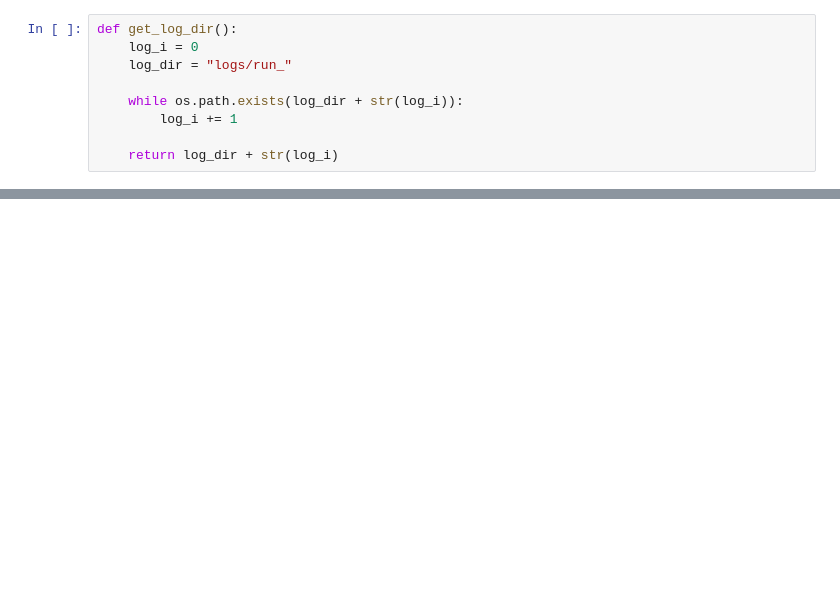
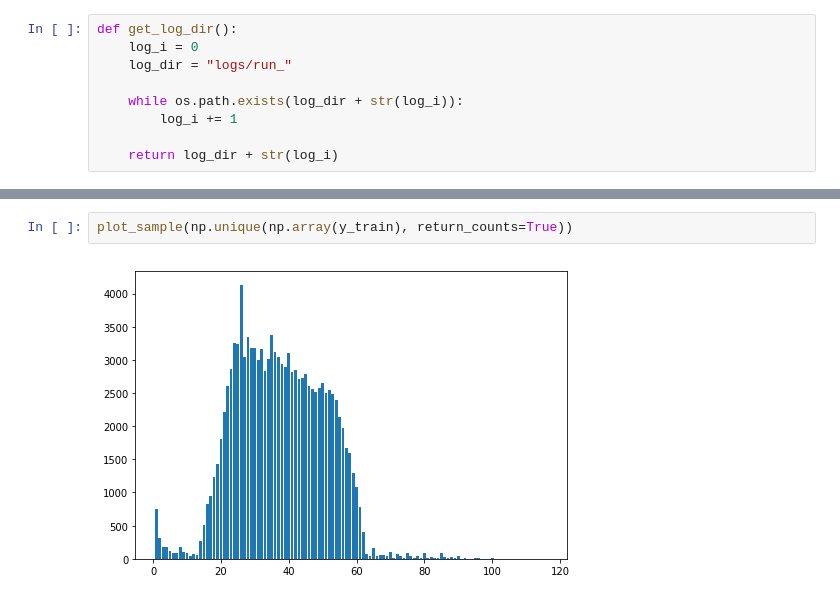
Before and after one commit to oopDaniel/AgeEstimator, a Jupyter notebook: server/models/cnn/cnn.ipynb, the cells around one changed output, grey strips where cells are left out. Saved outputs shown, nothing was run; the diff lists cells and outputs as text; blank space fills up the shorter version.

```diff
--- a/server/models/cnn/cnn.ipynb
+++ b/server/models/cnn/cnn.ipynb
@@ -216,0 +298,4 @@ res[2][-5:]
+# %%
+plot_sample(np.unique(np.array(y_train), return_counts=True))
+# %% [output]
+[figure, added]
```
Also changed, not shown: parts of 26 cells of this notebook, 2 other files.
